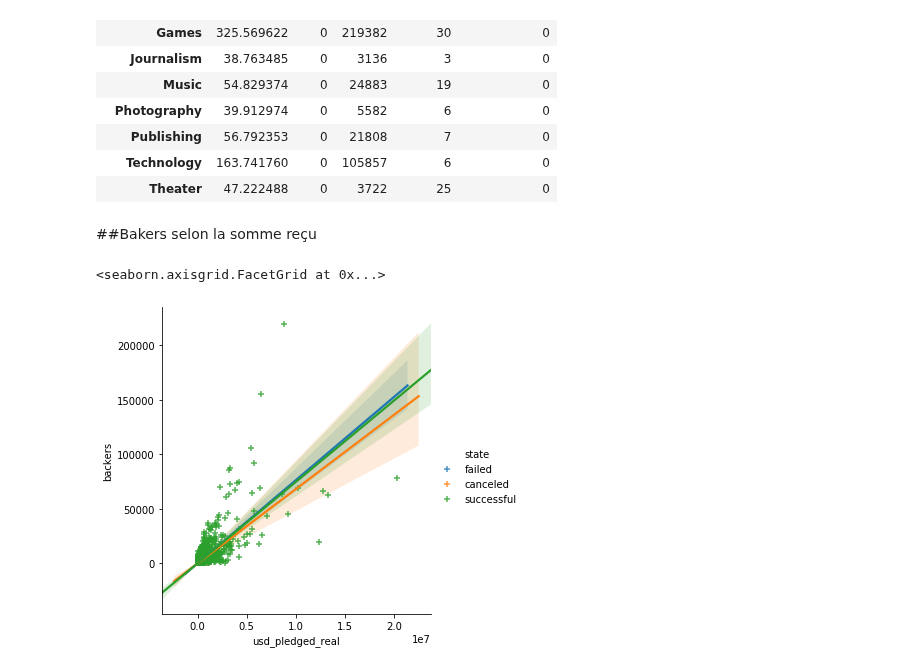
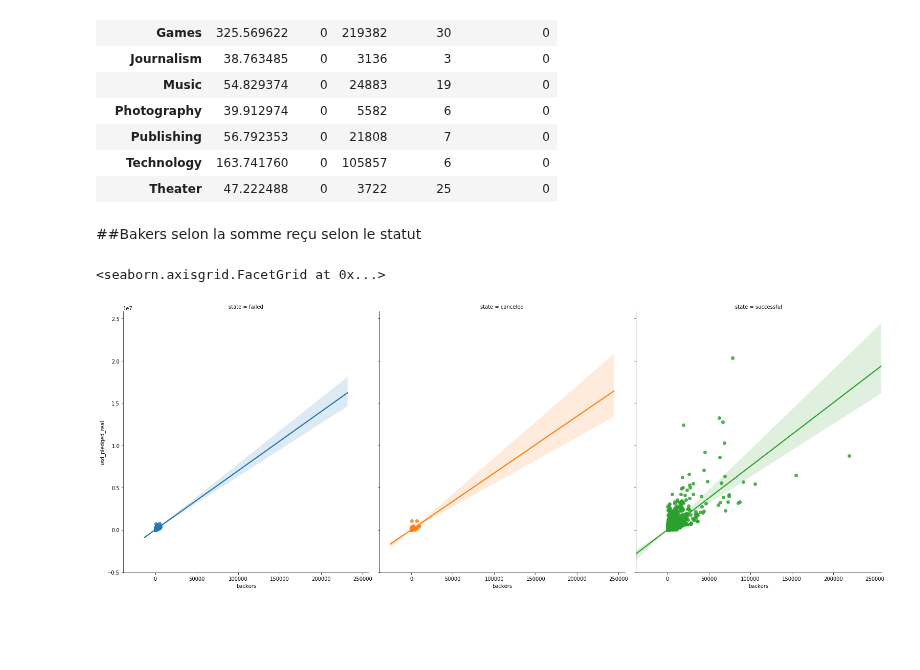
Before and after one commit to tbacha/DMML2019_Team_Apple, a Jupyter notebook: code/Kickstarter_notebook_Team_Apple.ipynb, the cells around one changed output. Cells and saved outputs as stored; diff of their text form; code cells hidden in the pictures; blank space fills up the shorter version.

```diff
--- a/code/Kickstarter_notebook_Team_Apple.ipynb
+++ b/code/Kickstarter_notebook_Team_Apple.ipynb
@@ -154,10 +154,11 @@ df1_type_complet
 | Theater | 47.222488 | 0 | 3722 | 25 | 0 |
 # %% [markdown]
 ##Bakers selon la somme reçu
+selon le statut
 # %%
 import seaborn as sns
 
-sns.lmplot("usd_pledged_real", "backers", data=df1, hue='state', markers='+')
+sns.lmplot("backers", "usd_pledged_real",  data=df1, hue='state', col='state', height=8, aspect=.9, x_jitter=2)
 # %% [output]
 <seaborn.axisgrid.FacetGrid at 0x...>
-[figure, old version]
+[figure, new version]
```
Also changed, not shown: parts of 6 cells of this notebook.
